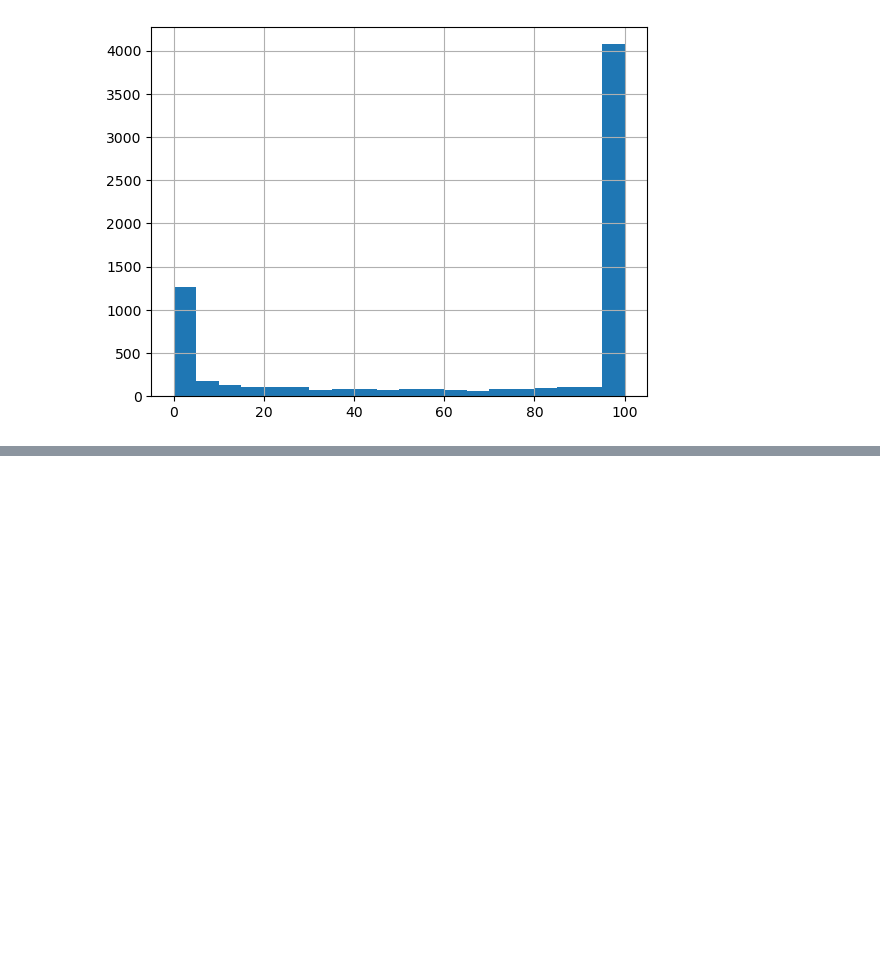
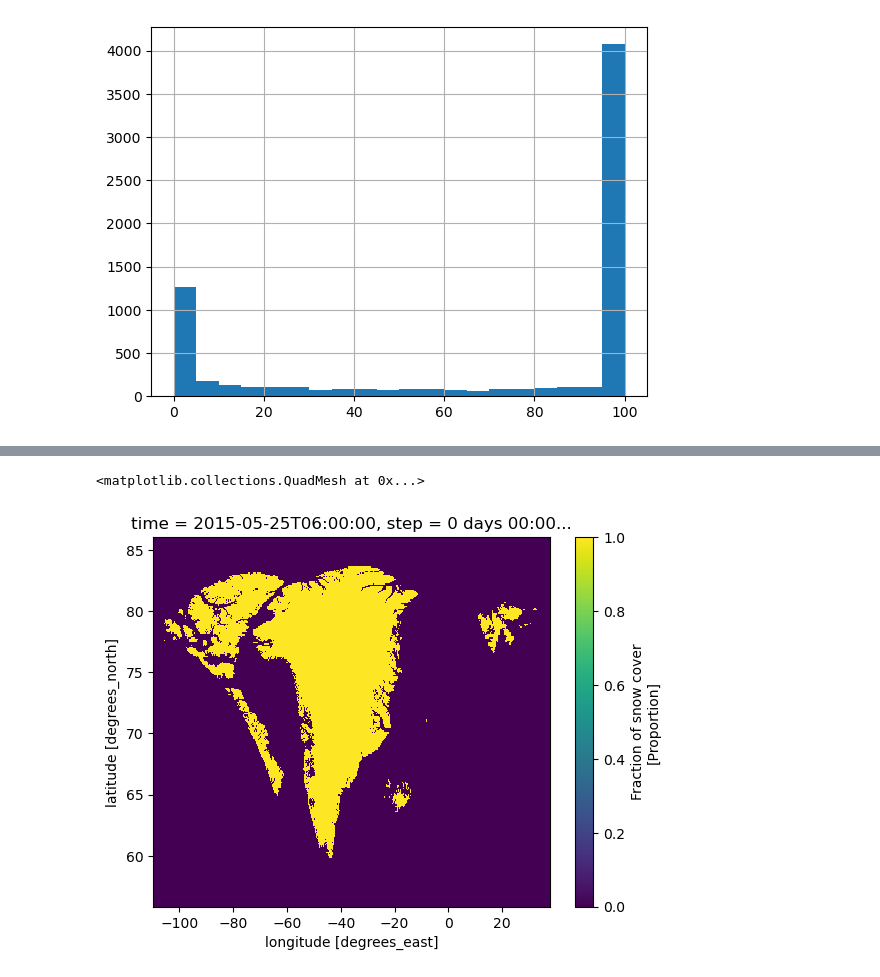
Before and after one commit to carlos9917/cerise_snow_verif, a Jupyter notebook: notebooks/eda_snow_distribution.ipynb, the cells around one changed output, grey strips where cells are left out. Drawn from its saved outputs; the diff is of its cells as text; code cells hidden in the pictures; blank space fills up the shorter version.

```diff
--- a/notebooks/eda_snow_distribution.ipynb
+++ b/notebooks/eda_snow_distribution.ipynb
@@ -66,3 +73,8 @@ fcst["fscov"][0,:,:].plot.hist()
+# %%
+fcst["fscov"][24,:,:].plot()
+# %% [output]
+<matplotlib.collections.QuadMesh at 0x...>
+[figure, added]
 # %%
 fcst["fscov"][24,:,:].plot.hist()
 # %% [output]
```
Also changed, not shown: parts of 12 cells of this notebook, 22 other files.
